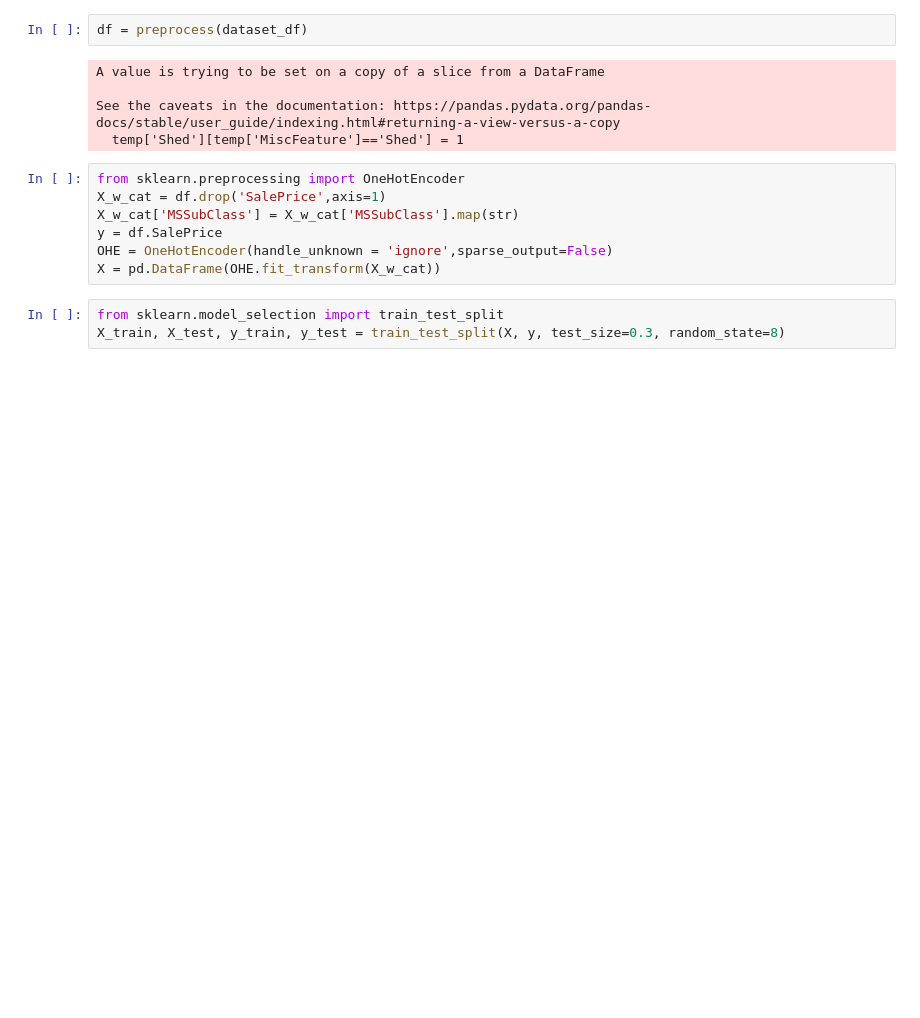
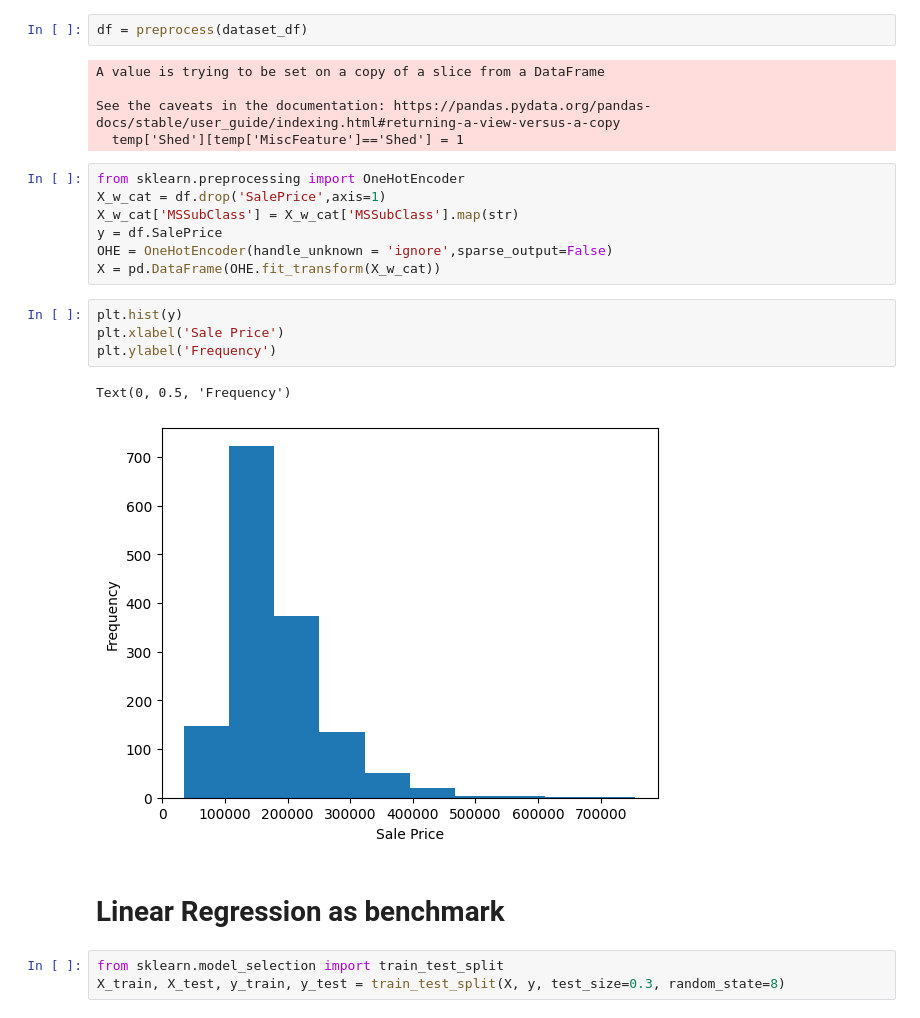
Before and after one commit to lkkcpaul/BostonHousePrice, a Jupyter notebook: BostonHousePriceRandomForest.ipynb, the cells around one changed output. Drawn from its saved outputs; the diff is of its cells as text; blank space fills up the shorter version.

Commit message:
Added linear regression as baseline and xgboost

```diff
--- a/BostonHousePriceRandomForest.ipynb
+++ b/BostonHousePriceRandomForest.ipynb
@@ -110,6 +100,15 @@ X_w_cat['MSSubClass'] = X_w_cat['MSSubClass'].map(str)
 y = df.SalePrice
 OHE = OneHotEncoder(handle_unknown = 'ignore',sparse_output=False)
 X = pd.DataFrame(OHE.fit_transform(X_w_cat))
+# %%
+plt.hist(y)
+plt.xlabel('Sale Price')
+plt.ylabel('Frequency')
+# %% [output]
+Text(0, 0.5, 'Frequency')
+[figure, added]
+# %% [markdown]
+# Linear Regression as benchmark
 # %%
 from sklearn.model_selection import train_test_split
 X_train, X_test, y_train, y_test = train_test_split(X, y, test_size=0.3, random_state=8)
```
Also changed, not shown: parts of 13 cells of this notebook.
